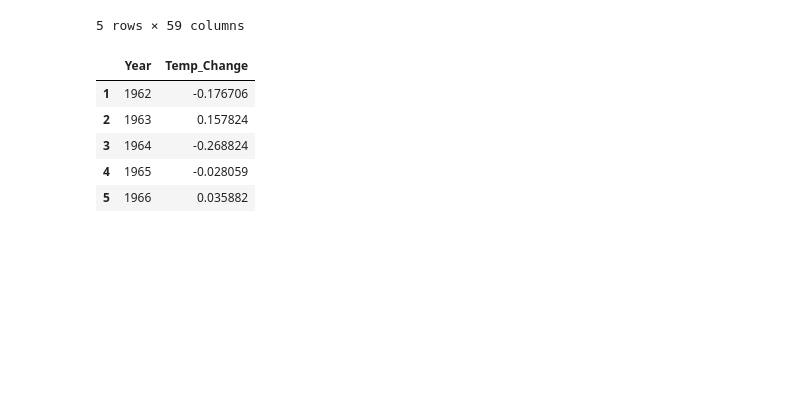
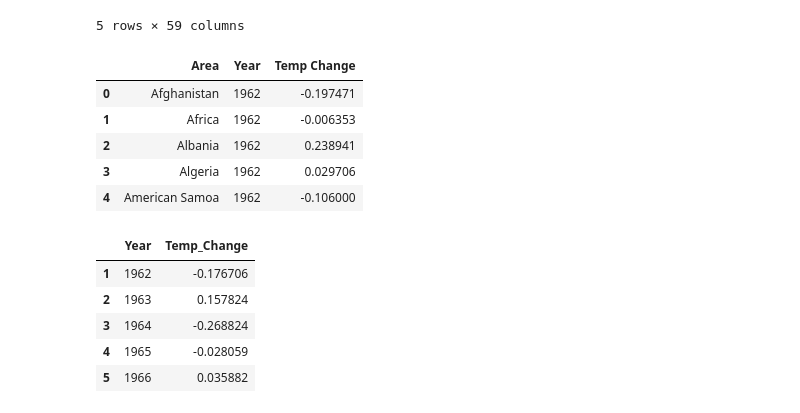
Before and after one commit to ramarh1/Global-Temperatures, a Jupyter notebook: global_temps.ipynb, the cells around one changed output. Cells and saved outputs as stored; diff of their text form; code cells hidden in the pictures; blank space fills up the shorter version.

```diff
--- a/global_temps.ipynb
+++ b/global_temps.ipynb
@@ -43,6 +43,19 @@ updated_data.head()
 | 3 | Algeria | 0.029706 | 0.176824 | 0.056529 | -0.062353 | 0.320412 | -0.072647 | 0.038000 | 0.183000 | 0.139824 | ... | ... |
 | 4 | American Samoa | -0.106000 | 0.096471 | -0.275529 | -0.413412 | 0.133294 | -0.372353 | -0.150471 | 0.092235 | -0.112118 | ... | ... |
 5 rows × 59 columns
+# %%
+new_df = updated_data.melt(id_vars=["Area"],
+        var_name="Year",
+        value_name="Temp Change"
+        )
+new_df.head()
+# %% [output]
+|  | Area | Year | Temp Change |
+| 0 | Afghanistan | 1962 | -0.197471 |
+| 1 | Africa | 1962 | -0.006353 |
+| 2 | Albania | 1962 | 0.238941 |
+| 3 | Algeria | 1962 | 0.029706 |
+| 4 | American Samoa | 1962 | -0.106000 |
 # %%
 #Enter updated_data dataframe into function, then the name of the country you are querying
 def query_country(df, name="l"):
```
Also changed, not shown: 1 other file.
